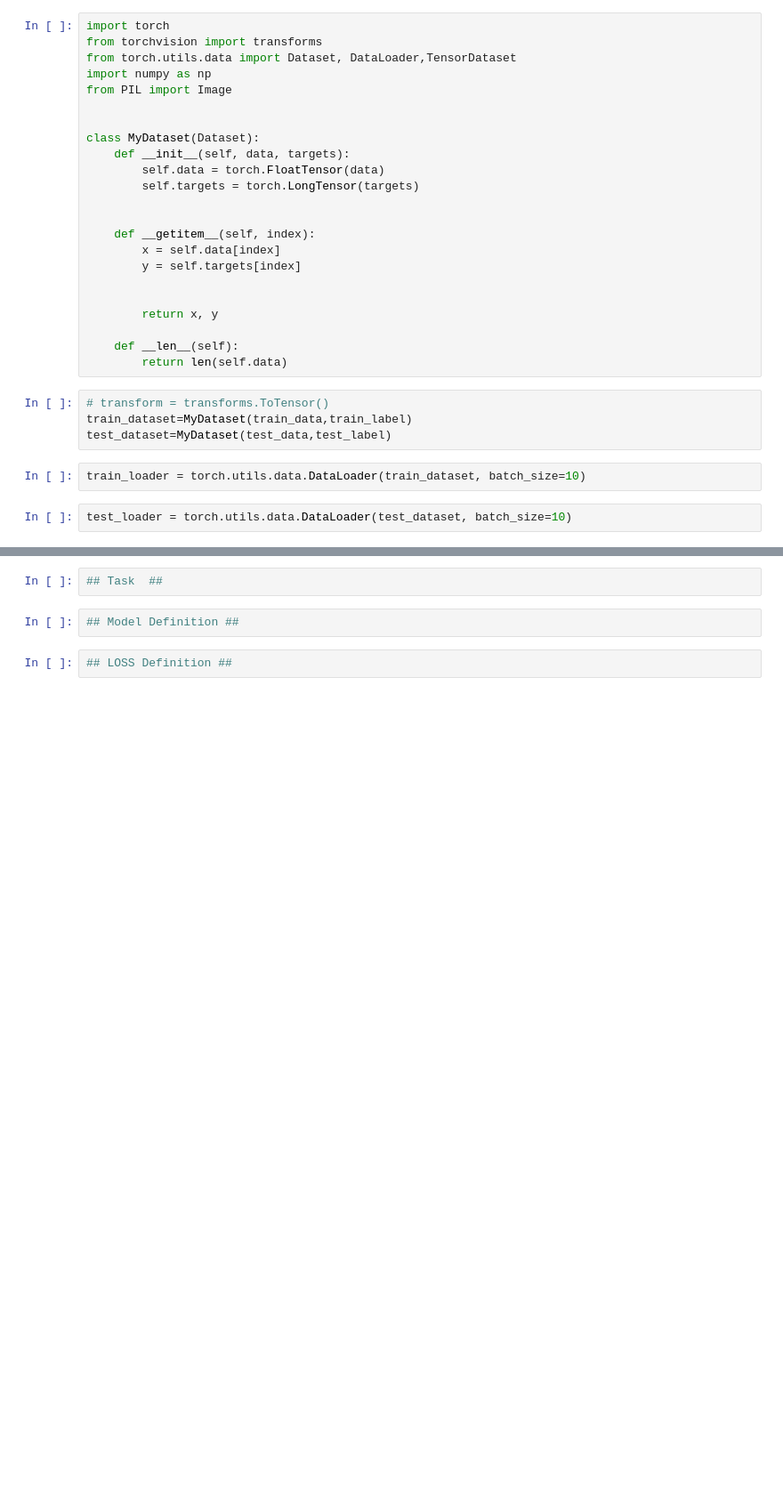
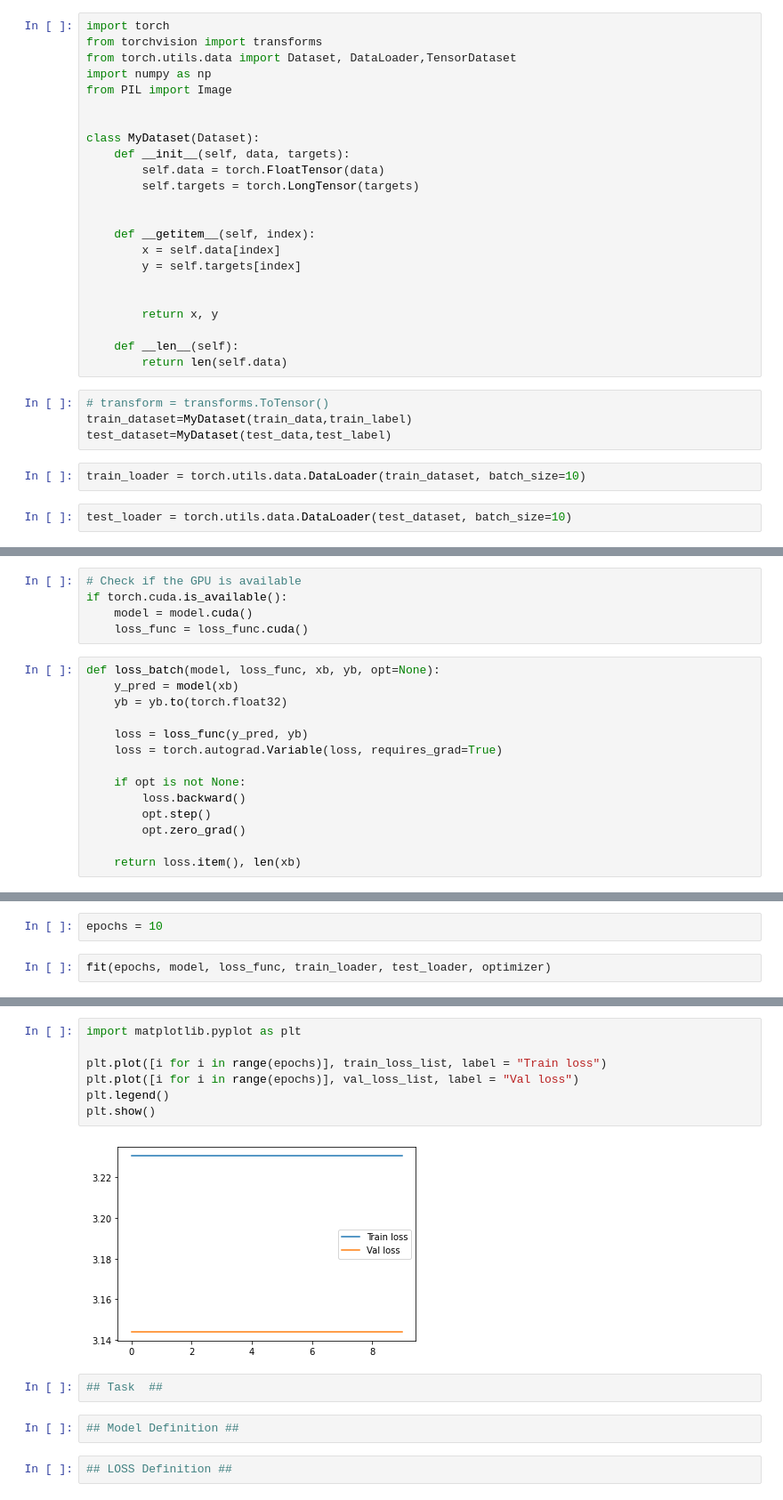
Before and after one commit to mandjevant/tue-deeplearning, a Jupyter notebook: assignments/assignment_1/Assignment_1.ipynb, the cells around one changed output, grey strips where cells are left out. Shown: that part at 89% size. Cells and saved outputs as stored; diff of their text form; blank space fills up the shorter version.

```diff
--- a/assignments/assignment_1/Assignment_1.ipynb
+++ b/assignments/assignment_1/Assignment_1.ipynb
@@ -152,0 +183,19 @@ test_loader = torch.utils.data.DataLoader(test_dataset, batch_size=10)
+# %%
+# Check if the GPU is available
+if torch.cuda.is_available():
+    model = model.cuda()
+    loss_func = loss_func.cuda()
+# %%
+def loss_batch(model, loss_func, xb, yb, opt=None):
+    y_pred = model(xb)
+    yb = yb.to(torch.float32)
+
+    loss = loss_func(y_pred, yb)
+    loss = torch.autograd.Variable(loss, requires_grad=True)
+
+    if opt is not None:
+        loss.backward()
+        opt.step()
+        opt.zero_grad()
+
+    return loss.item(), len(xb)
@@ -152,0 +242,4 @@ test_loader = torch.utils.data.DataLoader(test_dataset, batch_size=10)
+# %%
+epochs = 10
+# %%
+fit(epochs, model, loss_func, train_loader, test_loader, optimizer)
@@ -153,3 +257,12 @@ test_loader = torch.utils.data.DataLoader(test_dataset, batch_size=10)
+# %%
+import matplotlib.pyplot as plt
+
+plt.plot([i for i in range(epochs)], train_loss_list, label = "Train loss")
+plt.plot([i for i in range(epochs)], val_loss_list, label = "Val loss")
+plt.legend()
+plt.show()
+# %% [output]
+[figure, added]
 # %%
 ## Task  ##
 # %%
```
Also changed, not shown: parts of 6 cells of this notebook.
